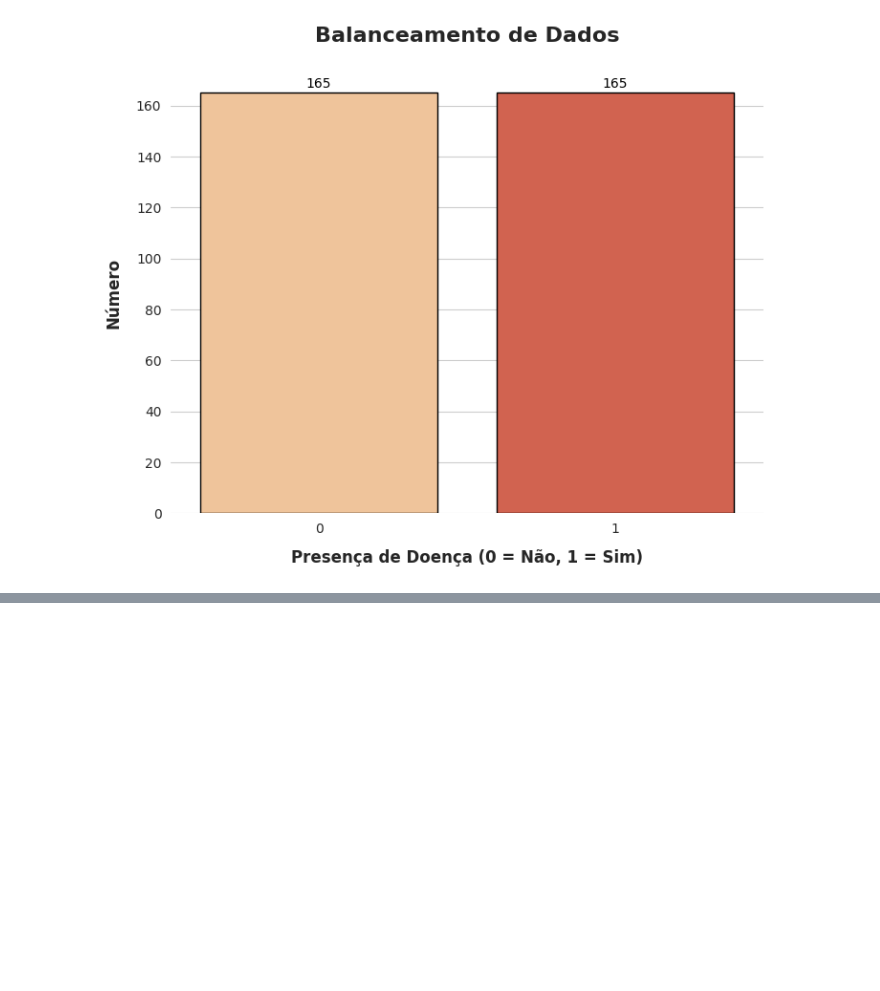
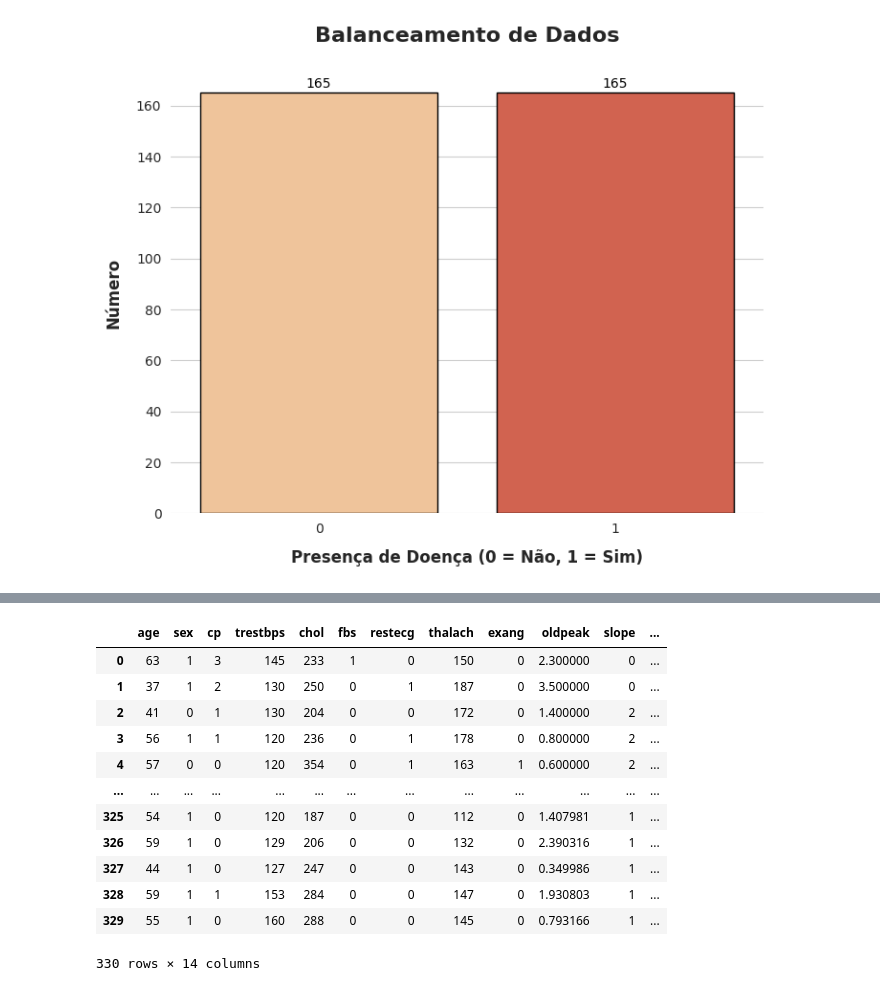
Before and after one commit to DiPolanski/IA, a Jupyter notebook: Balancemento_SMOTE.ipynb, the cells around one changed output, grey strips where cells are left out. Saved outputs shown, nothing was run; the diff lists cells and outputs as text; code cells hidden in the pictures; blank space fills up the shorter version.

```diff
--- a/Balancemento_SMOTE.ipynb
+++ b/Balancemento_SMOTE.ipynb
@@ -181,3 +181,16 @@ for p in plt.gca().patches:
 plt.show()
 # %% [output]
 [figure]
+# %%
+# Combina os dados balanceados (X e Y)
+df_balanceado = pd.concat(
+    [pd.DataFrame(x_res, columns=df_original.columns[:-1]),  # Adiciona as colunas de X
+     pd.DataFrame(y_res, columns=['target'])],              # Adiciona a coluna target
+    axis=1                                                  # Combina ao longo das colunas
+)
+
+# Exibe as primeiras linhas do dataframe balanceado
+print(df_balanceado.head())
+
+# Verifica o balanceamento
+print(df_balanceado['target'].value_counts())
@@ -183,0 +215,16 @@ plt.show()
+# %%
+df_balanceado
+# %% [output]
+|  | age | sex | cp | trestbps | chol | fbs | restecg | thalach | exang | oldpeak | slope | ... |
+| 0 | 63 | 1 | 3 | 145 | 233 | 1 | 0 | 150 | 0 | 2.300000 | 0 | ... |
+| 1 | 37 | 1 | 2 | 130 | 250 | 0 | 1 | 187 | 0 | 3.500000 | 0 | ... |
+| 2 | 41 | 0 | 1 | 130 | 204 | 0 | 0 | 172 | 0 | 1.400000 | 2 | ... |
+| 3 | 56 | 1 | 1 | 120 | 236 | 0 | 1 | 178 | 0 | 0.800000 | 2 | ... |
+| 4 | 57 | 0 | 0 | 120 | 354 | 0 | 1 | 163 | 1 | 0.600000 | 2 | ... |
+| ... | ... | ... | ... | ... | ... | ... | ... | ... | ... | ... | ... | ... |
+| 325 | 54 | 1 | 0 | 120 | 187 | 0 | 0 | 112 | 0 | 1.407981 | 1 | ... |
+| 326 | 59 | 1 | 0 | 129 | 206 | 0 | 0 | 132 | 0 | 2.390316 | 1 | ... |
+| 327 | 44 | 1 | 0 | 127 | 247 | 0 | 0 | 143 | 0 | 0.349986 | 1 | ... |
+| 328 | 59 | 1 | 1 | 153 | 284 | 0 | 0 | 147 | 0 | 1.930803 | 1 | ... |
+| 329 | 55 | 1 | 0 | 160 | 288 | 0 | 0 | 145 | 0 | 0.793166 | 1 | ... |
+330 rows × 14 columns
```
Also changed, not shown: parts of 2 cells of this notebook.
